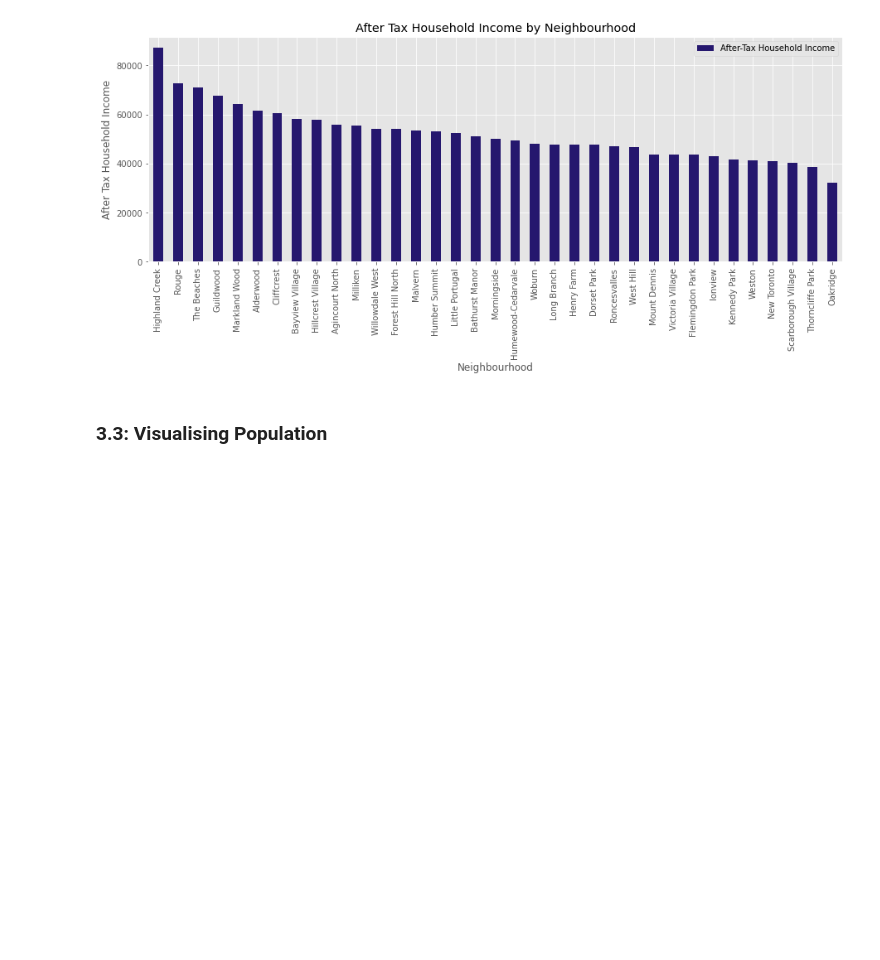
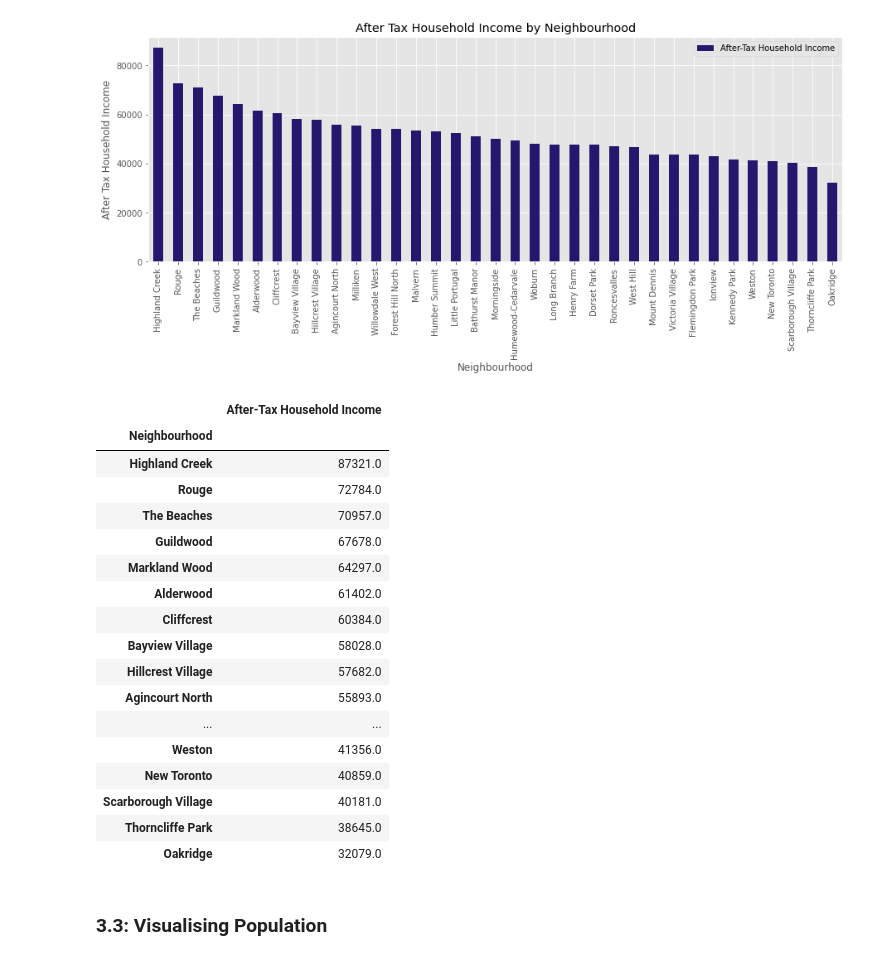
Before and after one commit to thatjosh/IBM-Data-Science-Capstone-Project, a Jupyter notebook: Week 4.ipynb, the cells around one changed output. Cells and saved outputs as stored; diff of their text form; code cells hidden in the pictures; blank space fills up the shorter version.

```diff
--- a/Week 4.ipynb
+++ b/Week 4.ipynb
@@ -390,6 +442,27 @@ plt.ylabel('After Tax Household Income')
 plt.show()
 # %% [output]
 [figure]
+# %%
+df_income
+# %% [output]
+|  | After-Tax Household Income |
+| Neighbourhood |  |
+| Highland Creek | 87321.0 |
+| Rouge | 72784.0 |
+| The Beaches | 70957.0 |
+| Guildwood | 67678.0 |
+| Markland Wood | 64297.0 |
+| Alderwood | 61402.0 |
+| Cliffcrest | 60384.0 |
+| Bayview Village | 58028.0 |
+| Hillcrest Village | 57682.0 |
+| Agincourt North | 55893.0 |
+| ... | ... |
+| Weston | 41356.0 |
+| New Toronto | 40859.0 |
+| Scarborough Village | 40181.0 |
+| Thorncliffe Park | 38645.0 |
+| Oakridge | 32079.0 |
 # %% [markdown]
 ### 3.3: Visualising Population
 # %%
```
Also changed, not shown: parts of 17 cells of this notebook.
